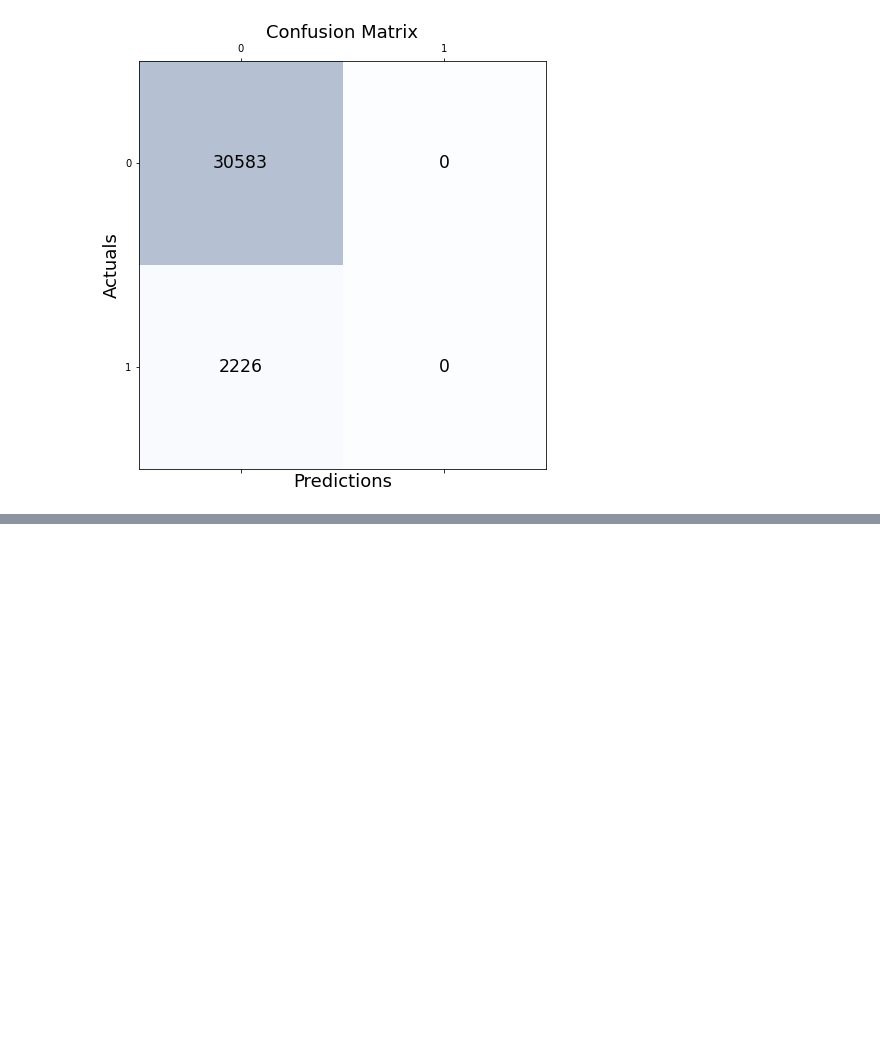
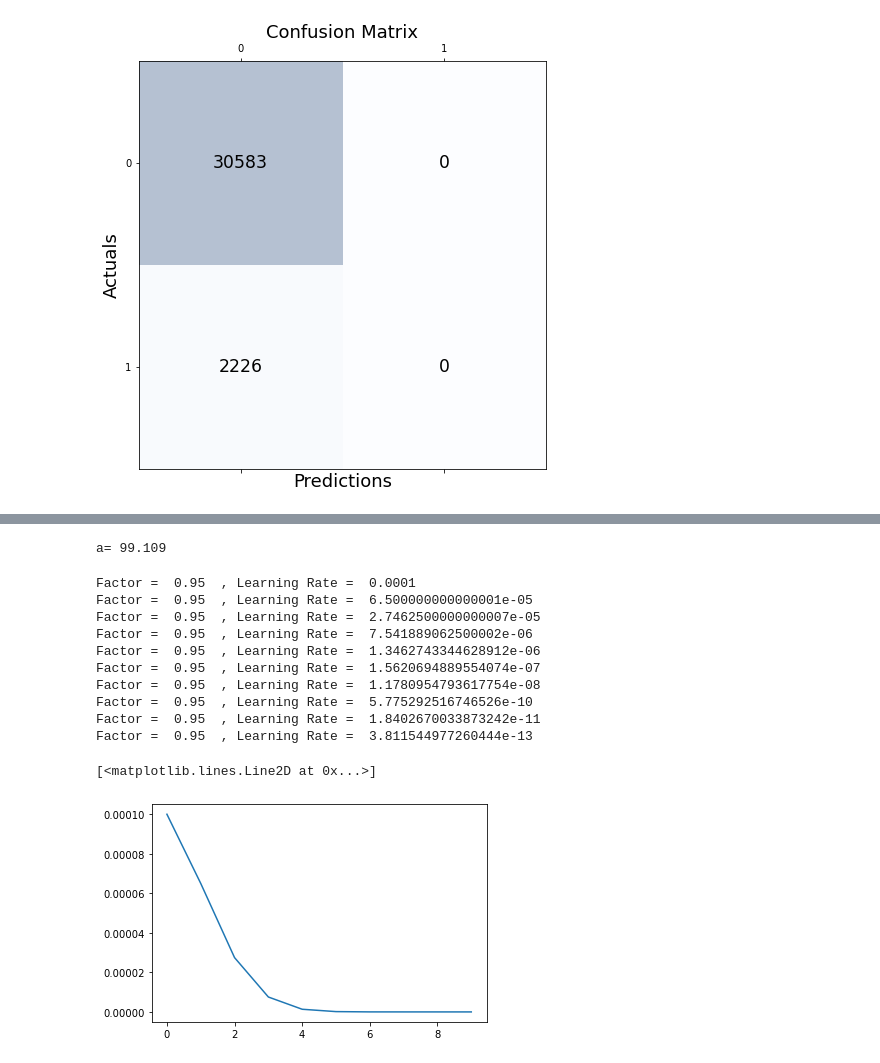
Before and after one commit to matthewrberning/wheat-awn-classification-multiyear, a Jupyter notebook: model/model_evaluation.ipynb, the cells around one changed output, grey strips where cells are left out. Saved outputs shown, nothing was run; the diff lists cells and outputs as text; code cells hidden in the pictures; blank space fills up the shorter version.

Commit message:
updates to model eval and data struct notebooks for oversampled val set and for lr scheduling evaluation

```diff
--- a/model/model_evaluation.ipynb
+++ b/model/model_evaluation.ipynb
@@ -320,0 +296,4 @@ dtype: int64
+# %%
+for epoch in range(10):
+    if epoch%1 == 0 and epoch != 0:
+        print(epoch, " saving")
@@ -320,0 +312,31 @@ dtype: int64
+# %%
+print(f"a= {a:.3f}")
+# %% [output]
+a= 99.109
+# %%
+model = torch.nn.Linear(2, 1)
+optimizer = torch.optim.SGD(model.parameters(), lr=0.0001)
+lmbda = lambda epoch: 0.65 ** epoch
+scheduler = torch.optim.lr_scheduler.MultiplicativeLR(optimizer, lr_lambda=lmbda)
+lrs = []
+
+for i in range(10):
+    optimizer.step()
+    lrs.append(optimizer.param_groups[0]["lr"])
+    print("Factor = ",0.95," , Learning Rate = ",optimizer.param_groups[0]["lr"])
+    scheduler.step()
+
+plt.plot(range(10),lrs)
+# %% [output]
+Factor =  0.95  , Learning Rate =  0.0001
+Factor =  0.95  , Learning Rate =  6.500000000000001e-05
+Factor =  0.95  , Learning Rate =  2.7462500000000007e-05
+Factor =  0.95  , Learning Rate =  7.541889062500002e-06
+Factor =  0.95  , Learning Rate =  1.3462743344628912e-06
+Factor =  0.95  , Learning Rate =  1.5620694889554074e-07
+Factor =  0.95  , Learning Rate =  1.1780954793617754e-08
+Factor =  0.95  , Learning Rate =  5.775292516746526e-10
+Factor =  0.95  , Learning Rate =  1.8402670033873242e-11
+Factor =  0.95  , Learning Rate =  3.811544977260444e-13
+[<matplotlib.lines.Line2D at 0x...>]
+[figure, added]
```
Also changed, not shown: parts of 8 cells of this notebook, 1 other file.
